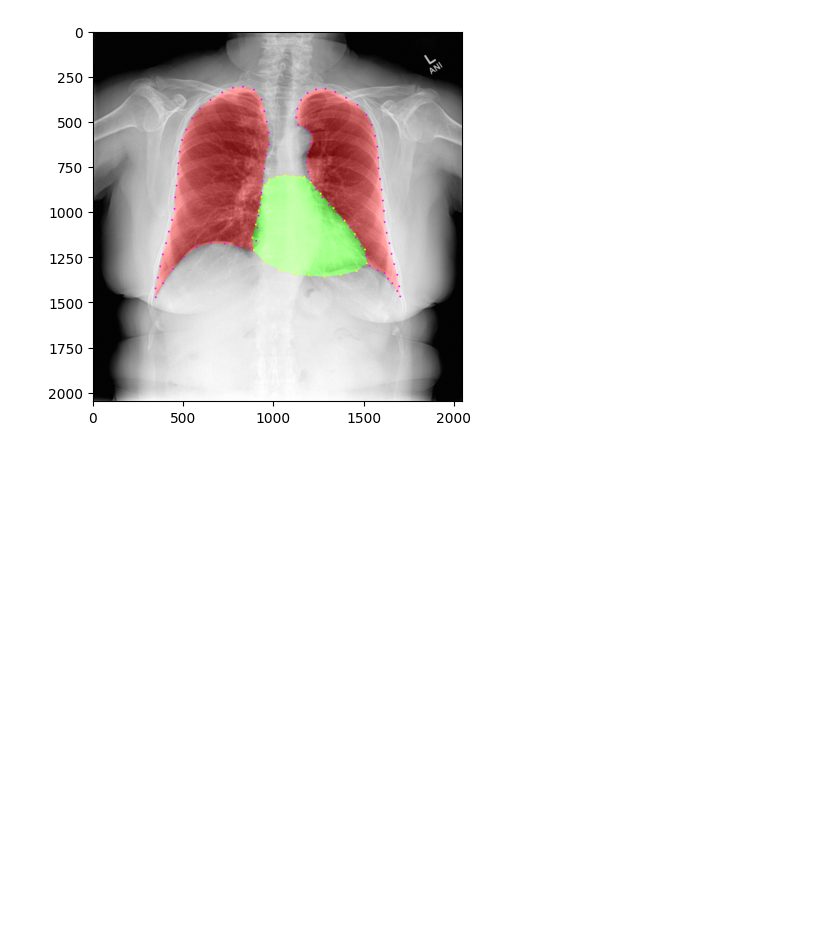
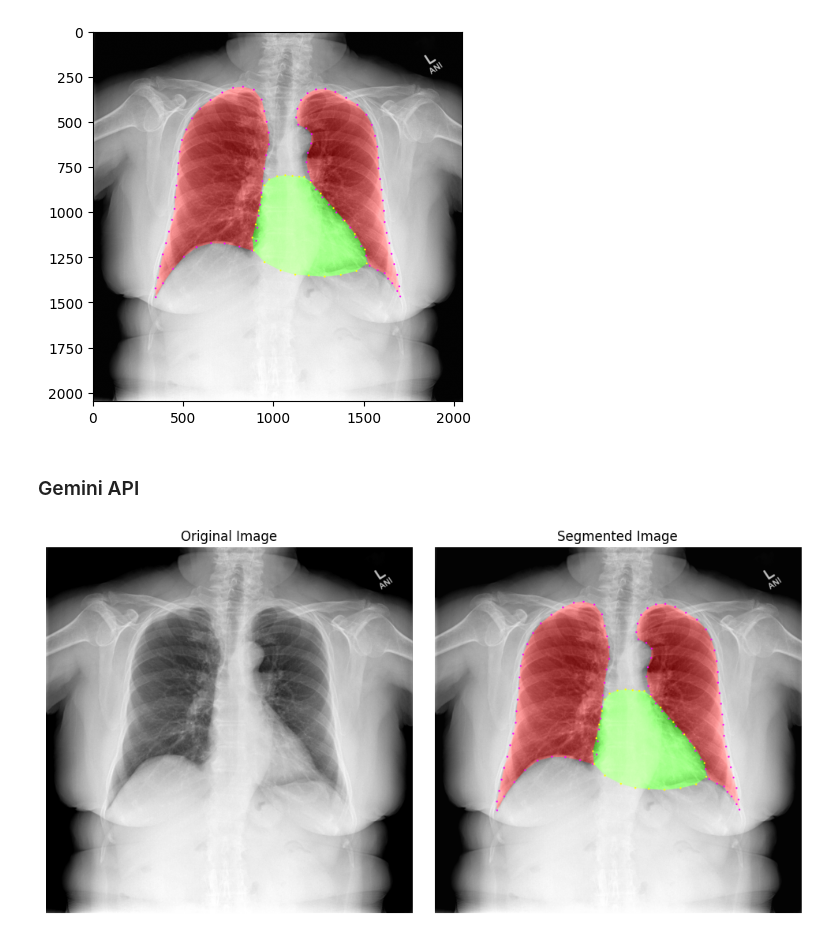
Before and after one commit to hasan-farooq-ms/xray-segmentor, a Jupyter notebook: demo.ipynb, the cells around one changed output. Drawn from its saved outputs; the diff is of its cells as text; code cells hidden in the pictures; blank space fills up the shorter version.

Commit message:
gemini api support added

```diff
--- a/demo.ipynb
+++ b/demo.ipynb
@@ -223,3 +223,5 @@ plt.imshow(results[0])
 # %% [output]
 <matplotlib.image.AxesImage at 0x...>
 [figure]
+# %% [markdown]
+### Gemini API
@@ -225,0 +234,4 @@ plt.imshow(results[0])
+# %%
+original_image = Image.open("./sample.png")
+segmented_image = Image.open("./complete_results/overlap_segmentation.png")
+# yolo_image = Image.open("<>")
@@ -225,0 +245,15 @@ plt.imshow(results[0])
+# %%
+fig, axes = plt.subplots(1, 2, figsize=(10, 5))
+
+axes[0].imshow(original_image, cmap="gray")
+axes[0].set_title("Original Image")
+axes[0].axis("off")
+
+axes[1].imshow(segmented_image)
+axes[1].set_title("Segmented Image")
+axes[1].axis("off")
+
+plt.tight_layout()
+plt.show()
+# %% [output]
+[figure, added]
```
Also changed, not shown: parts of 4 cells of this notebook, 1 other file.
